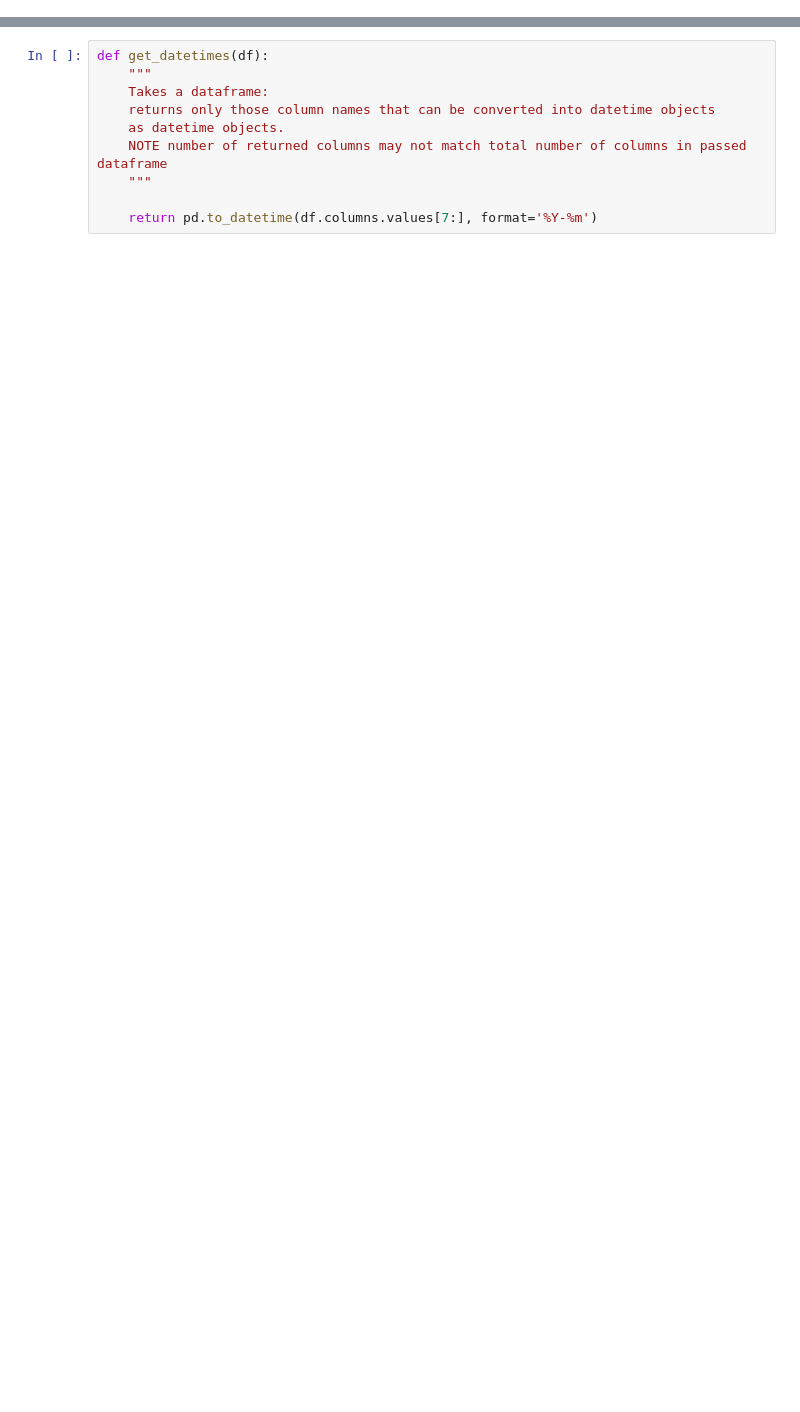
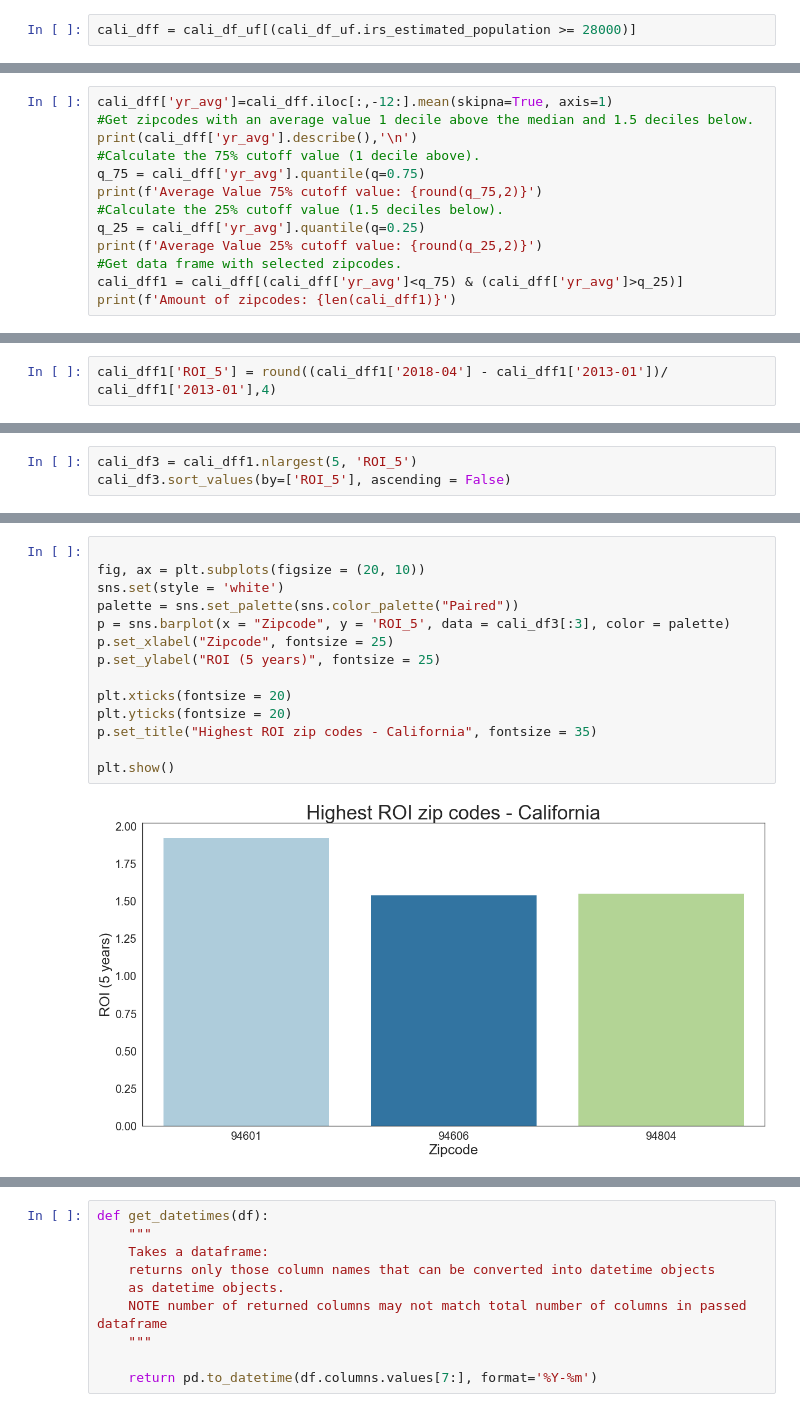
Before and after one commit to learn-co-curriculum/dsc-phase-4-choosing-a-dataset, a Jupyter notebook: time-series/Dan_exploratory_githubapp.ipynb, the cells around one changed output, grey strips where cells are left out. Cells and saved outputs as stored; diff of their text form; blank space fills up the shorter version.

```diff
--- a/time-series/Dan_exploratory_githubapp.ipynb
+++ b/time-series/Dan_exploratory_githubapp.ipynb
@@ -26,0 +105,2 @@ df_Zipcode.head()
+# %%
+cali_dff = cali_df_uf[(cali_df_uf.irs_estimated_population >= 28000)]
@@ -26,0 +109,13 @@ df_Zipcode.head()
+# %%
+cali_dff['yr_avg']=cali_dff.iloc[:,-12:].mean(skipna=True, axis=1)
+#Get zipcodes with an average value 1 decile above the median and 1.5 deciles below.
+print(cali_dff['yr_avg'].describe(),'\n')
+#Calculate the 75% cutoff value (1 decile above).
+q_75 = cali_dff['yr_avg'].quantile(q=0.75)
+print(f'Average Value 75% cutoff value: {round(q_75,2)}')
+#Calculate the 25% cutoff value (1.5 deciles below).
+q_25 = cali_dff['yr_avg'].quantile(q=0.25)
+print(f'Average Value 25% cutoff value: {round(q_25,2)}')
+#Get data frame with selected zipcodes.
+cali_dff1 = cali_dff[(cali_dff['yr_avg']<q_75) & (cali_dff['yr_avg']>q_25)]
+print(f'Amount of zipcodes: {len(cali_dff1)}')
@@ -26,0 +146,2 @@ df_Zipcode.head()
+# %%
+cali_dff1['ROI_5'] = round((cali_dff1['2018-04'] - cali_dff1['2013-01'])/ cali_dff1['2013-01'],4)
@@ -26,0 +166,3 @@ df_Zipcode.head()
+# %%
+cali_df3 = cali_dff1.nlargest(5, 'ROI_5')
+cali_df3.sort_values(by=['ROI_5'], ascending = False)
@@ -26,0 +188,16 @@ df_Zipcode.head()
+# %%
+
+fig, ax = plt.subplots(figsize = (20, 10))
+sns.set(style = 'white')
+palette = sns.set_palette(sns.color_palette("Paired"))
+p = sns.barplot(x = "Zipcode", y = 'ROI_5', data = cali_df3[:3], color = palette)
+p.set_xlabel("Zipcode", fontsize = 25)
+p.set_ylabel("ROI (5 years)", fontsize = 25)
+
+plt.xticks(fontsize = 20)
+plt.yticks(fontsize = 20)
+p.set_title("Highest ROI zip codes - California", fontsize = 35)
+
+plt.show()
+# %% [output]
+[figure, added]
```
Also changed, not shown: parts of 27 cells of this notebook.
